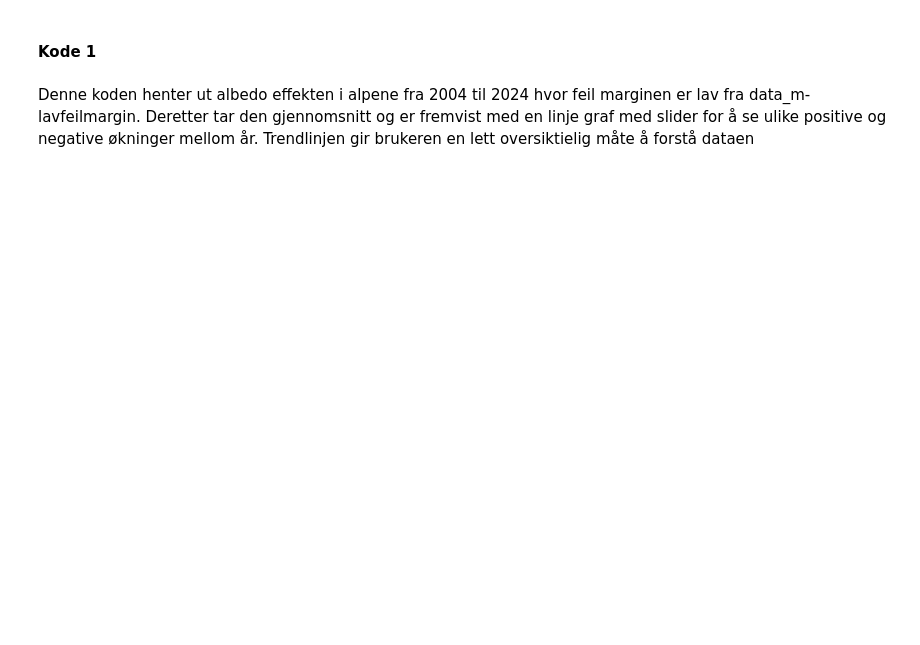
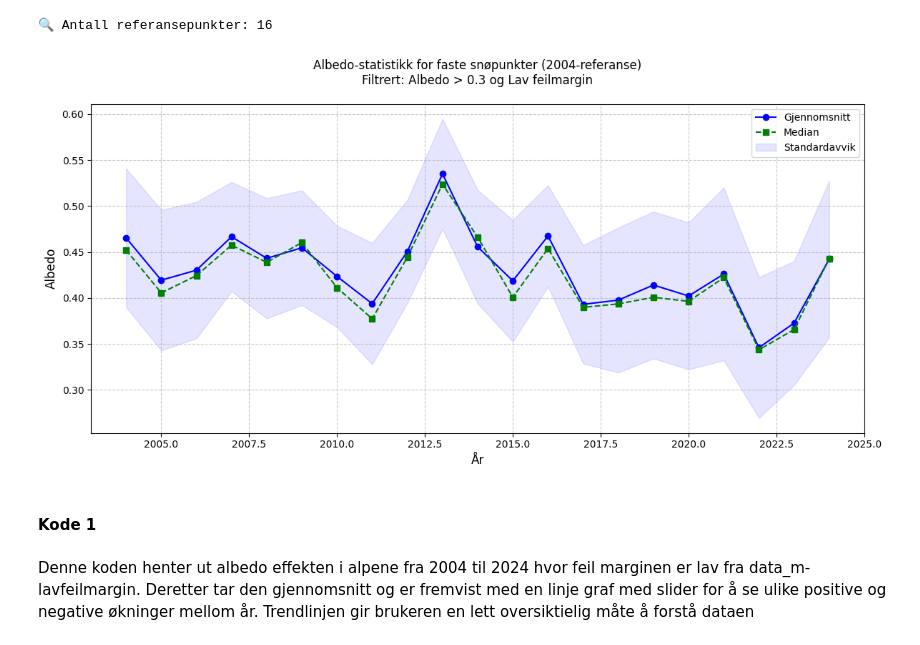
Before and after one commit to matssgulbrandsen/TDT4114-Prosjekt, a Jupyter notebook: notebooks/Oppgave 5_albedo_effekt .ipynb, the cells around one changed output. Cells and saved outputs as stored; diff of their text form; code cells hidden in the pictures; blank space fills up the shorter version.

```diff
--- a/notebooks/Oppgave 5_albedo_effekt .ipynb
+++ b/notebooks/Oppgave 5_albedo_effekt .ipynb
@@ -4,3 +91,16 @@
+# %%
+import sys
+sys.path.append('../src')
+
+from albedo_effekt.datavisualisering import Visualisering
+from albedo_effekt.dataanalyse import albedo_statistikk_faste_2004_punkter
+
+v = Visualisering()
+albedo_matrise, årstall, gjennomsnitt, median, std = albedo_statistikk_faste_2004_punkter(print_matrise=False)
+v.albedo_statistikk_faste_2004_punkter_visualisering(årstall, gjennomsnitt, median, std)
+# %% [output]
+🔍 Antall referansepunkter: 16
+[figure, added]
 # %% [markdown]
 #### Kode 1
 # %% [markdown]
```
Also changed, not shown: parts of 10 cells of this notebook.
